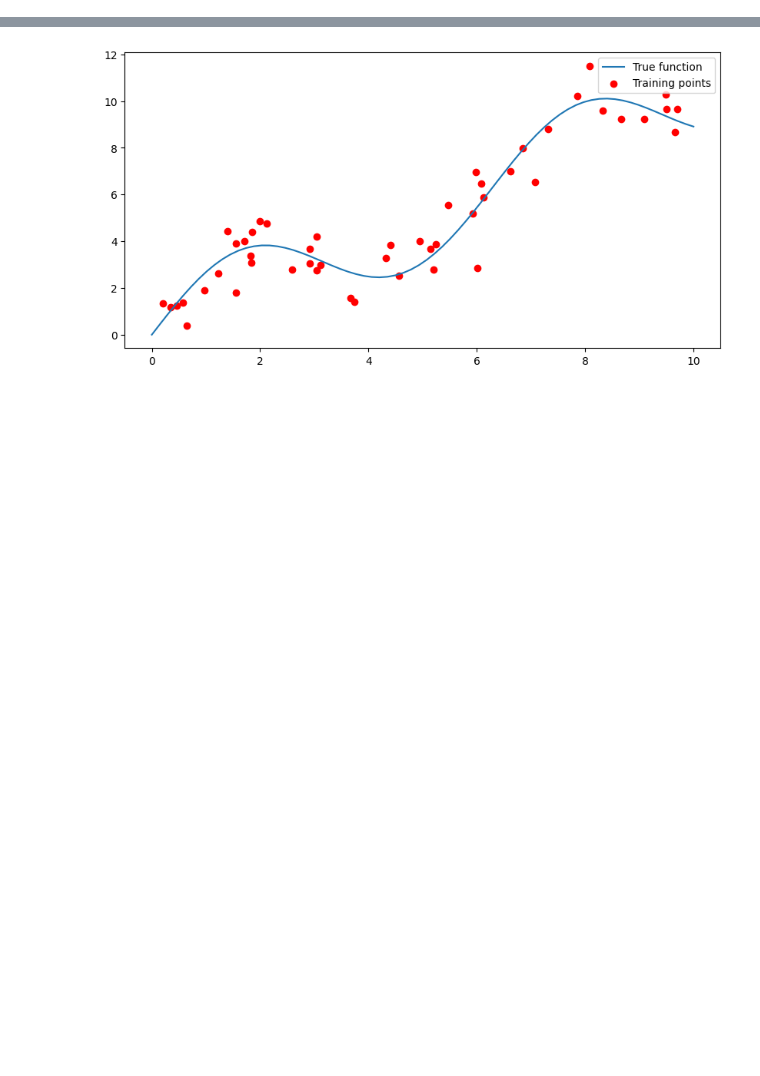
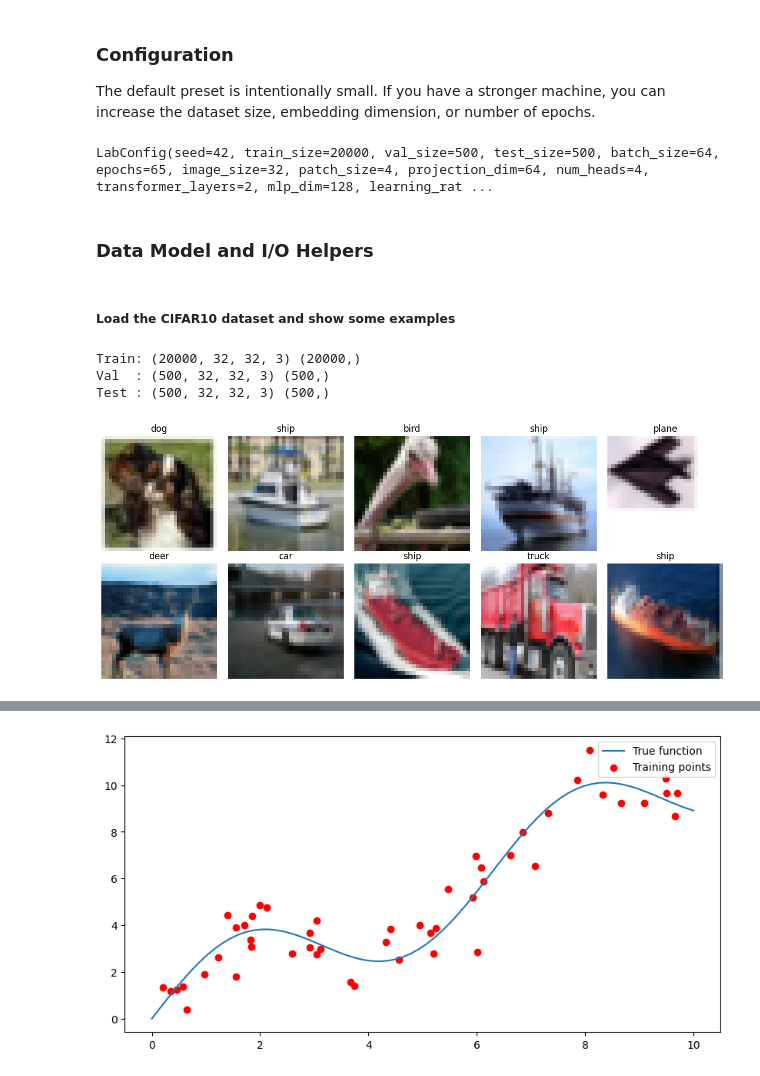
Before and after one commit to arreen/deeplearninglabs, a Jupyter notebook: 5_Transformers/Vision_transformers.ipynb, the cells around one changed output, grey strips where cells are left out. Saved outputs shown, nothing was run; the diff lists cells and outputs as text; code cells hidden in the pictures; blank space fills up the shorter version.

```diff
--- a/5_Transformers/Vision_transformers.ipynb
+++ b/5_Transformers/Vision_transformers.ipynb
@@ -44,0 +71,38 @@ E0000 00:00:1776426575.498891  819015 cuda_blas.cc:1418] Unable to register cuBL
+# %% [markdown]
+### Configuration
+
+The default preset is intentionally small. If you have a stronger machine, you can increase the dataset size, embedding dimension, or number of epochs.
+# %%
+@dataclass
+class LabConfig:
+    seed: int = 42
+    train_size: int = 20000
+    val_size: int = 500
+    test_size: int = 500
+    batch_size: int = 64
+    epochs: int = 65
+    image_size: int = 32
+    patch_size: int = 4
+    projection_dim: int = 64
+    num_heads: int = 4
+    transformer_layers: int = 2
+    mlp_dim: int = 128
+    learning_rate: float = 1e-3
+    num_classes: int = 10
+    dropout_rate = 0.2
+
+PRESETS = {
+    'cpu_fast': LabConfig(),
+    'cpu_medium': LabConfig(train_size=5000, val_size=1000, test_size=1000, epochs=5, projection_dim=96, num_heads=4, transformer_layers=3, mlp_dim=192),
+}
+
+cfg = PRESETS['cpu_fast']
+print(cfg)
+
+if TF_AVAILABLE:
+    keras.utils.set_random_seed(cfg.seed)
+np.random.seed(cfg.seed)
+# %% [output]
+LabConfig(seed=42, train_size=20000, val_size=500, test_size=500, batch_size=64, epochs=65, image_size=32, patch_size=4, projection_dim=64, num_heads=4, transformer_layers=2, mlp_dim=128, learning_rat ...
+# %% [markdown]
+### Data Model and I/O Helpers
@@ -45,3 +194,16 @@ E0000 00:00:1776426575.498891  819015 cuda_blas.cc:1418] Unable to register cuBL
+# %% [markdown]
+##### Load the CIFAR10 dataset and show some examples
+# %%
+data = load_cifar10_subset(cfg)
+print('Train:', data.train.images.shape, data.train.labels.shape)
+print('Val  :', data.val.images.shape, data.val.labels.shape)
+print('Test :', data.test.images.shape, data.test.labels.shape)
+plot_examples(data.train.images, data.train.labels, data.class_names)
+# %% [output]
+Train: (20000, 32, 32, 3) (20000,)
+Val  : (500, 32, 32, 3) (500,)
+Test : (500, 32, 32, 3) (500,)
+[figure, added]
 # %% [markdown]
 ## The scaled dot-product attention
 
```
Also changed, not shown: parts of 72 cells of this notebook, 2 other files.
